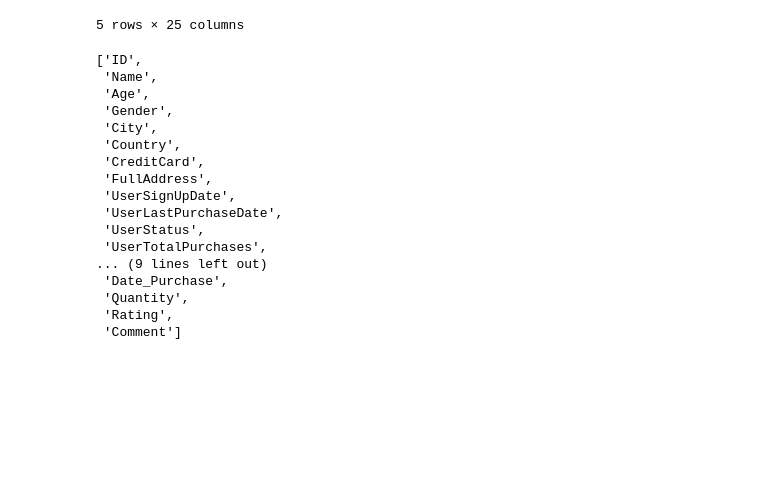
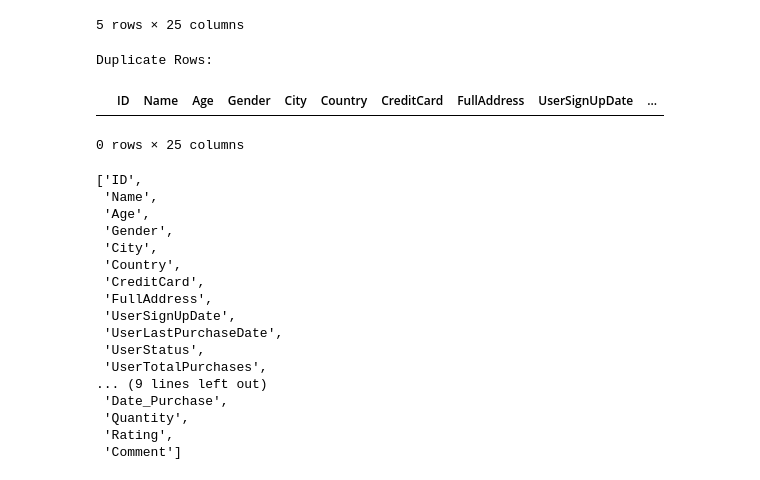
Before and after one commit to Faissal-00/ETL_optimization_and_implementation_of_a_data_warehouse_for_data_visualization, a Jupyter notebook: Exploration .ipynb, the cells around one changed output. Cells and saved outputs as stored; diff of their text form; code cells hidden in the pictures; blank space fills up the shorter version.

```diff
--- a/Exploration .ipynb
+++ b/Exploration .ipynb
@@ -13,6 +13,18 @@ df.head()
 | 3 | 3 | Christian Curry MD | 64 | M | Jensenfurt | Brunei Darussalam | 2238348117052863 | 735 Jones Mews, New Ginafurt, AR ... | 2022-03-10 | ... |
 | 4 | 4 | Craig Jones | 92 | M | East Jerry | Wallis and Futuna | 2225629684025639 | 95949 Jill Circle, Tuckerchester,... | 2023-05-31 | ... |
 5 rows × 25 columns
+# %%
+# Check for duplicates in the "Name" and "Age" columns
+duplicates = df.duplicated(subset=['ID', 'Date_Purchase'])
+
+# Print the duplicate rows
+duplicate_rows = df[duplicates]
+print("Duplicate Rows:")
+duplicate_rows
+# %% [output]
+Duplicate Rows:
+|  | ID | Name | Age | Gender | City | Country | CreditCard | FullAddress | UserSignUpDate | ... |
+0 rows × 25 columns
 # %%
 columns
 # %% [output]
```
Also changed, not shown: 26 other files.
